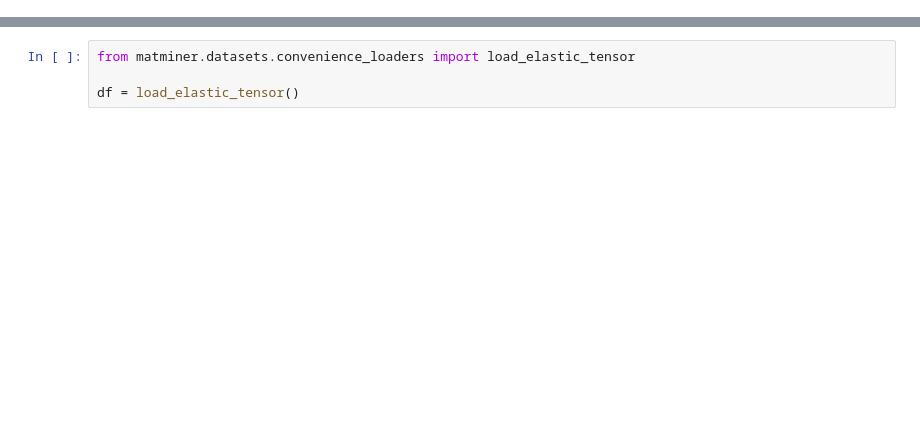
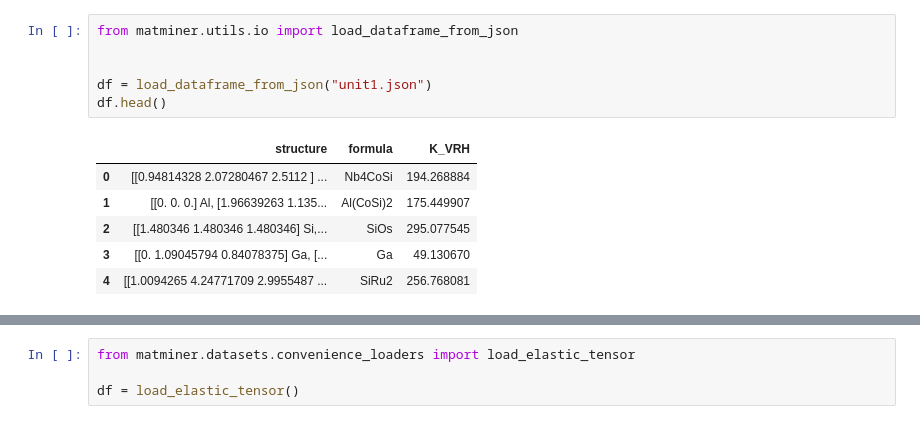
Before and after one commit to materialsproject/workshop, a Jupyter notebook: lessons/matminer/unit-2-exercises.ipynb, the cells around one changed output, grey strips where cells are left out. Drawn from its saved outputs; the diff is of its cells as text; blank space fills up the shorter version.

```diff
--- a/lessons/matminer/unit-2-exercises.ipynb
+++ b/lessons/matminer/unit-2-exercises.ipynb
@@ -25,0 +11,13 @@ You are constructing a machine learning model for elastic constants that is only
+# %%
+from matminer.utils.io import load_dataframe_from_json
+
+
+df = load_dataframe_from_json("unit1.json")
+df.head()
+# %% [output]
+|  | structure | formula | K_VRH |
+| 0 | [[0.94814328 2.07280467 2.5112 ] ... | Nb4CoSi | 194.268884 |
+| 1 | [[0. 0. 0.] Al, [1.96639263 1.135... | Al(CoSi)2 | 175.449907 |
+| 2 | [[1.480346 1.480346 1.480346] Si,... | SiOs | 295.077545 |
+| 3 | [[0. 1.09045794 0.84078375] Ga, [... | Ga | 49.130670 |
+| 4 | [[1.0094265 4.24771709 2.9955487 ... | SiRu2 | 256.768081 |
```
Also changed, not shown: parts of 15 cells of this notebook, 1 other file.
